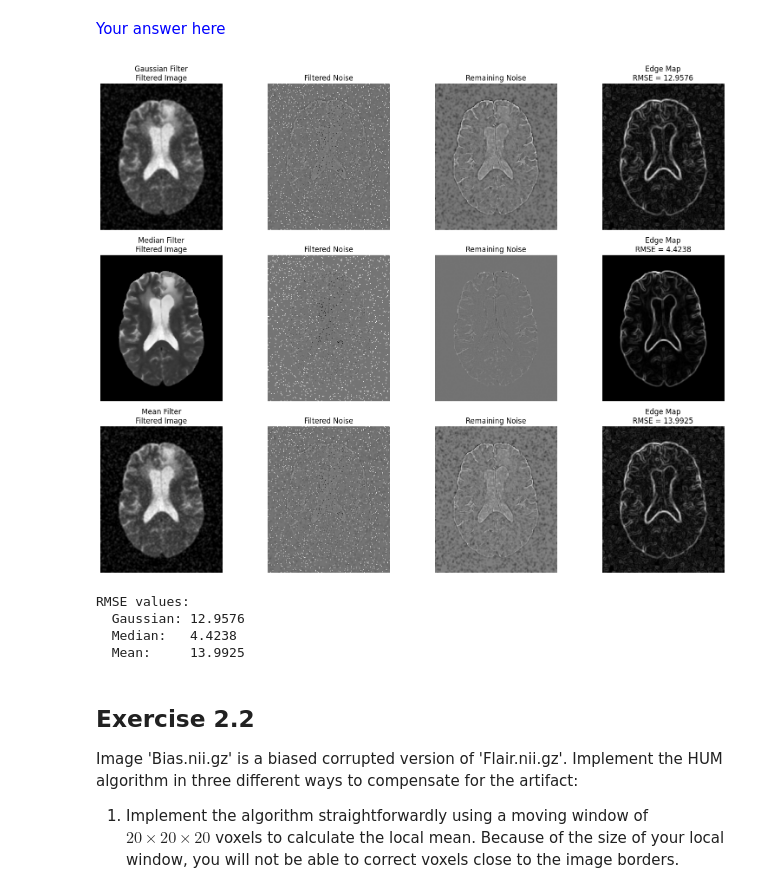
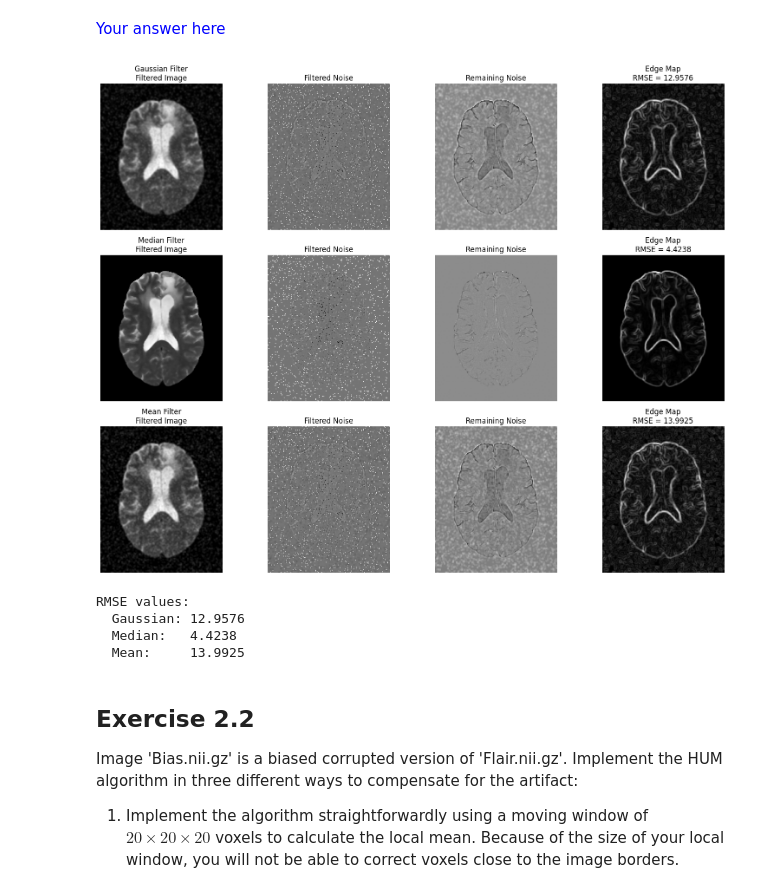
Before and after one commit to noco04-ugent/Practicum_3, a Jupyter notebook: ImageProcessing_I.ipynb, the cells around one changed output. Cells and saved outputs as stored; diff of their text form; code cells hidden in the pictures.

```diff
--- a/ImageProcessing_I.ipynb
+++ b/ImageProcessing_I.ipynb
@@ -318,20 +318,20 @@ slice_idx = arr_T2.shape[0] // 2
 # --- 2. Gaussian filtering ---
 gaussian_filtered = ndimage.gaussian_filter(arr_SP, sigma=1)
 gaussian_noise_removed = arr_SP - gaussian_filtered
-gaussian_remaining_noise = arr_T2 - gaussian_filtered
+gaussian_remaining_noise = gaussian_filtered - arr_T2
 gaussian_rmse = rmse(arr_T2.flatten(), gaussian_filtered.flatten())
 
-# --- 3. Median filtering (3x3x3 kernel) ---
+# --- 3. Median filtering (kernel with size 3) ---
 median_filtered = ndimage.median_filter(arr_SP, size=3)
 median_noise_removed = arr_SP - median_filtered
-median_remaining_noise = arr_T2 - median_filtered
+median_remaining_noise = median_filtered - arr_T2
 median_rmse = rmse(arr_T2.flatten(), median_filtered.flatten())
 
 # --- 4. Mean filtering (3x3x3 kernel) ---
 kernel = np.ones((3, 3, 3)) / 27
 mean_filtered = ndimage.convolve(arr_SP, kernel)
 mean_noise_removed = arr_SP - mean_filtered
-mean_remaining_noise = arr_T2 - mean_filtered
+mean_remaining_noise = mean_filtered - arr_T2
 mean_rmse = rmse(arr_T2.flatten(), mean_filtered.flatten())
 
 # --- 5. Edge maps (Prewitt) ---
@@ -352,34 +352,34 @@ rmses = [gaussian_rmse, median_rmse, mean_rmse]
 for i in range(3):
     # Filtered image
     axes[i, 0].imshow(filtered_images[i][slice_idx], cmap='gray')
     axes[i, 0].set_title(f"{methods[i]}\nFiltered Image")
     axes[i, 0].axis('off')
 
     # Filtered noise
     axes[i, 1].imshow(filtered_noise[i][slice_idx], cmap='gray')
     axes[i, 1].set_title("Filtered Noise")
     axes[i, 1].axis('off')
 
     # Remaining noise
     axes[i, 2].imshow(remaining_noise[i][slice_idx], cmap='gray')
     axes[i, 2].set_title("Remaining Noise")
     axes[i, 2].axis('off')
 
     # Edge map + RMSE
     axes[i, 3].imshow(edges[i], cmap='gray')
     axes[i, 3].set_title(f"Edge Map\nRMSE = {rmses[i]:.4f}")
     axes[i, 3].axis('off')
 
 plt.tight_layout()
 plt.show()
 
 # --- 7. Optional: print RMSE summary ---
 print("RMSE values:")
 print(f"  Gaussian: {gaussian_rmse:.4f}")
 print(f"  Median:   {median_rmse:.4f}")
 print(f"  Mean:     {mean_rmse:.4f}")
 # %% [output]
-[figure, old version]
+[figure, new version]
 RMSE values:
   Gaussian: 12.9576
   Median:   4.4238
```
